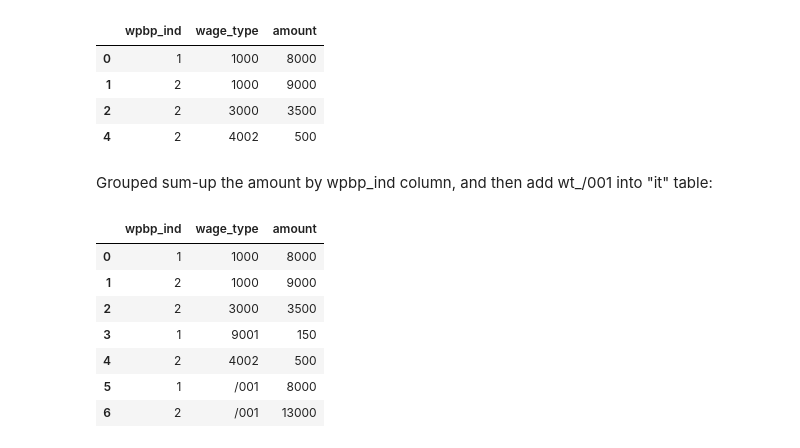
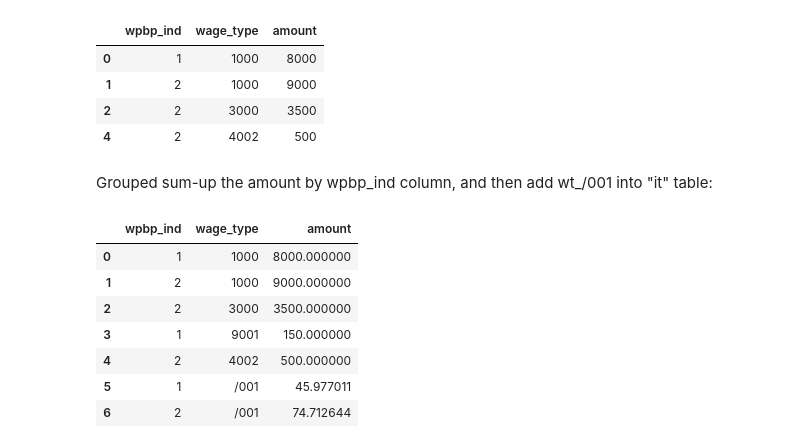
Before and after one commit to iLoveZod13/MyBinderBasicTemplate, a Jupyter notebook: GV_Payroll_BP_Template_v0.1.ipynb, the cells around one changed output. Saved outputs shown, nothing was run; the diff lists cells and outputs as text; code cells hidden in the pictures.

```diff
--- a/GV_Payroll_BP_Template_v0.1.ipynb
+++ b/GV_Payroll_BP_Template_v0.1.ipynb
@@ -259,26 +259,26 @@ Entries in "it" table that take part into /001 calculation are filtered by wage
 | 2 | 2 | 3000 | 3500 |
 | 4 | 2 | 4002 | 500 |
 # %% [markdown]
-Grouped sum-up the amount by wpbp_ind column, and then add wt_\/001 into "it" table:
+Grouped sum-up the amount by wpbp_ind column, and then add wt_/001 into "it" table:
 # %%
 grouped = filtered['amount'].groupby(filtered['wpbp_ind'])
 summed = grouped.sum()
 
 for i in summed.index:
     item = {
         'wpbp_ind': i,
         'wage_type': r'/001',
-        'amount': summed[i]
+        'amount': summed[i] / 174
     }
     it_df_28000000 = it_df_28000000.append(item, ignore_index=True)
 
 it_df_28000000
 # %% [output]
 |  | wpbp_ind | wage_type | amount |
-| 0 | 1 | 1000 | 8000 |
-| 1 | 2 | 1000 | 9000 |
-| 2 | 2 | 3000 | 3500 |
-| 3 | 1 | 9001 | 150 |
-| 4 | 2 | 4002 | 500 |
-| 5 | 1 | /001 | 8000 |
-| 6 | 2 | /001 | 13000 |
+| 0 | 1 | 1000 | 8000.000000 |
+| 1 | 2 | 1000 | 9000.000000 |
+| 2 | 2 | 3000 | 3500.000000 |
+| 3 | 1 | 9001 | 150.000000 |
+| 4 | 2 | 4002 | 500.000000 |
+| 5 | 1 | /001 | 45.977011 |
+| 6 | 2 | /001 | 74.712644 |
```
